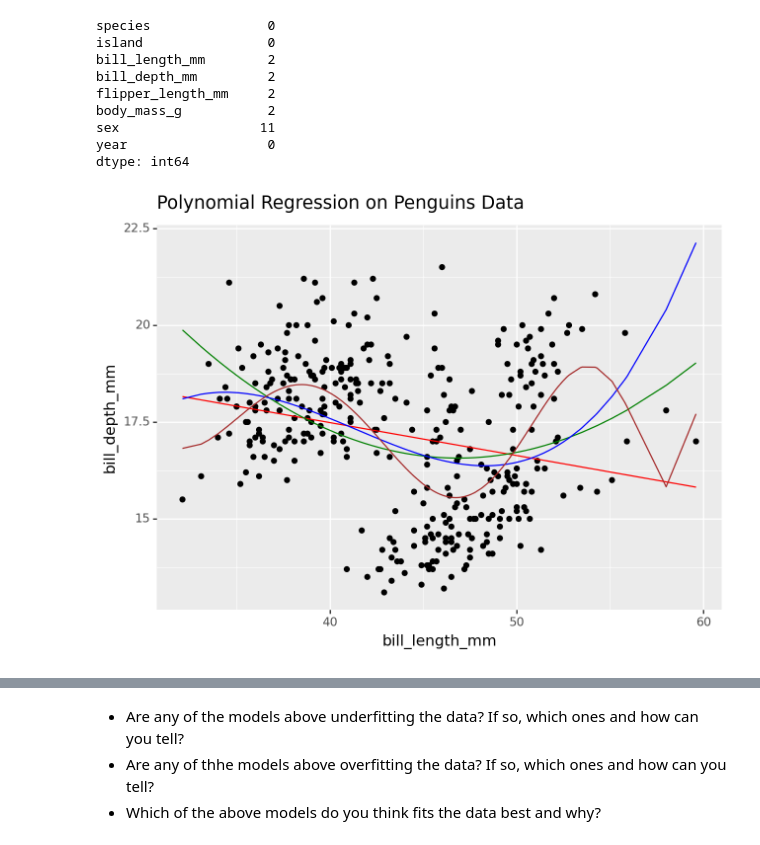
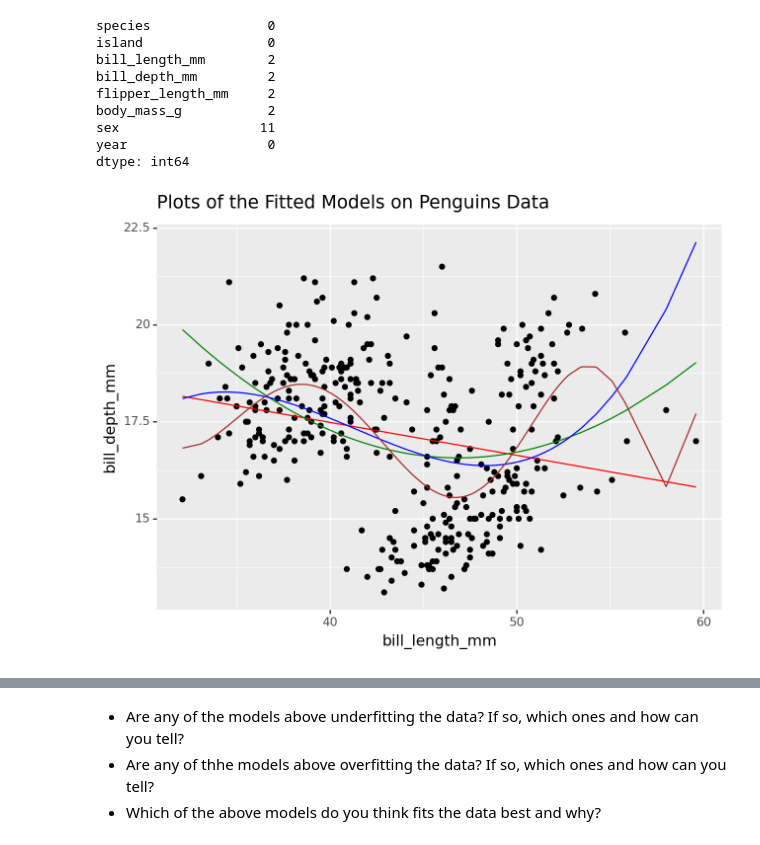
Before and after one commit to jlee932cp/GSB544_JosephLee, a Jupyter notebook: practiceActivity6_1_JosephLee.ipynb, the cells around one changed output, grey strips where cells are left out. Cells and saved outputs as stored; diff of their text form; code cells hidden in the pictures.

```diff
--- a/practiceActivity6_1_JosephLee.ipynb
+++ b/practiceActivity6_1_JosephLee.ipynb
@@ -76,50 +68,47 @@ import pandas as pd
 import numpy as np
 from sklearn.linear_model import LinearRegression
 from sklearn.preprocessing import PolynomialFeatures
 from plotnine import ggplot, aes, geom_point, geom_line, labs
 
 # Reshaping the X variable to 2D for sklearn
 X = penguins['bill_length_mm'].values.reshape(-1, 1)
 y = penguins['bill_depth_mm']
 
 # Simple linear regression model
-lin_reg = LinearRegression()
-lin_reg.fit(X, y)
-penguins['y_pred_lin'] = lin_reg.predict(X)
+lr = LinearRegression()
+lr.fit(X, y)
+penguins['y_pred_lin'] = lr.predict(X)
 
 # Quadratic regression model
-poly_degrees_2 = PolynomialFeatures(degree=(1,2))
+poly_degrees_2 = PolynomialFeatures(degree=(1,2), include_bias=False)
 X_poly_2 = poly_degrees_2.fit_transform(X)
-poly_reg_2 = LinearRegression()
-poly_reg_2.fit(X_poly_2, y)
-penguins['y_pred_poly_2'] = poly_reg_2.predict(X_poly_2)
+lr.fit(X_poly_2, y)
+penguins['y_pred_poly_2'] = lr.predict(X_poly_2)
 
 # Cubic regression model
-poly_degrees_3 = PolynomialFeatures(degree=(1,3))
+poly_degrees_3 = PolynomialFeatures(degree=(1,3), include_bias=False)
 X_poly_3 = poly_degrees_3.fit_transform(X)
-poly_reg_3 = LinearRegression()
-poly_reg_3.fit(X_poly_3, y)
-penguins['y_pred_poly_3'] = poly_reg_3.predict(X_poly_3)
+lr.fit(X_poly_3, y)
+penguins['y_pred_poly_3'] = lr.predict(X_poly_3)
 
 # Degree 10 polynomial regression model
-poly_degrees_10 = PolynomialFeatures(degree=(1,10))
+poly_degrees_10 = PolynomialFeatures(degree=(1,10), include_bias=False)
 X_poly_10 = poly_degrees_10.fit_transform(X)
-poly_reg_10 = LinearRegression()
-poly_reg_10.fit(X_poly_10, y)
-penguins['y_pred_poly_10'] = poly_reg_10.predict(X_poly_10)
+lr.fit(X_poly_10, y)
+penguins['y_pred_poly_10'] = lr.predict(X_poly_10)
 
 # Plotting
 plot = (ggplot(penguins, aes(x='bill_length_mm', y='bill_depth_mm')) +
         geom_point(color='black') +
         geom_line(aes(y='y_pred_lin'), color='red') +
         geom_line(aes(y='y_pred_poly_2'), color='green') +
         geom_line(aes(y='y_pred_poly_3'), color='blue') +
         geom_line(aes(y='y_pred_poly_10'), color='brown') +
-        labs(title='Polynomial Regression on Penguins Data'))
+        labs(title='Plots of the Fitted Models on Penguins Data'))
 
 print(plot)
 # %% [output]
-[figure, old version]
+[figure, new version]
 # %%
 penguins.head()
 # %% [output]
```
Also changed, not shown: parts of 2 cells of this notebook, 1 other file.
